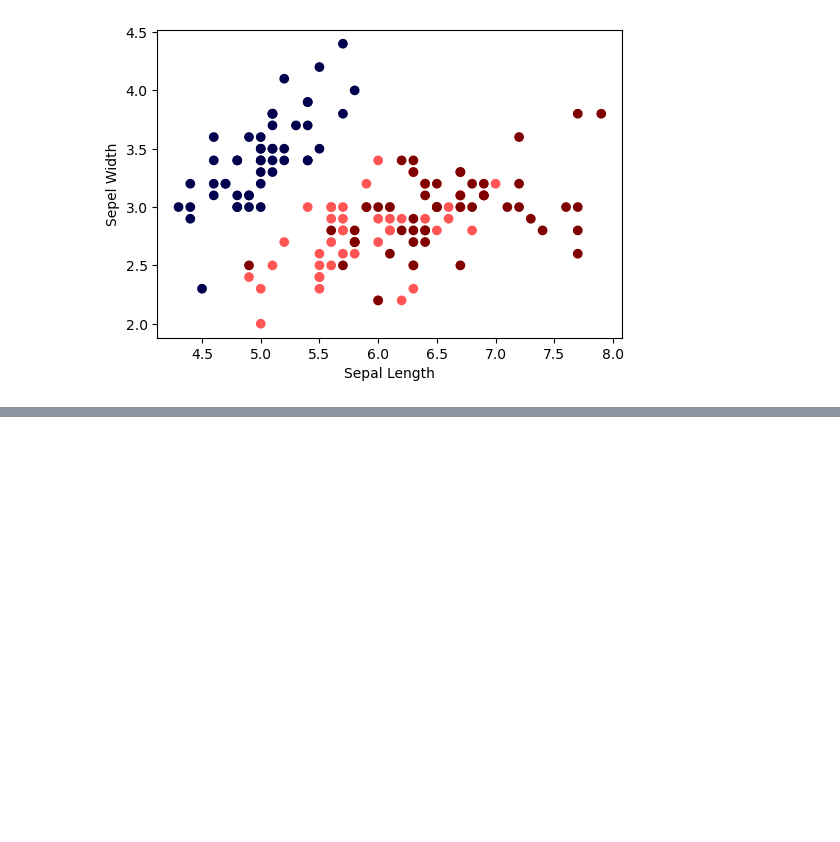
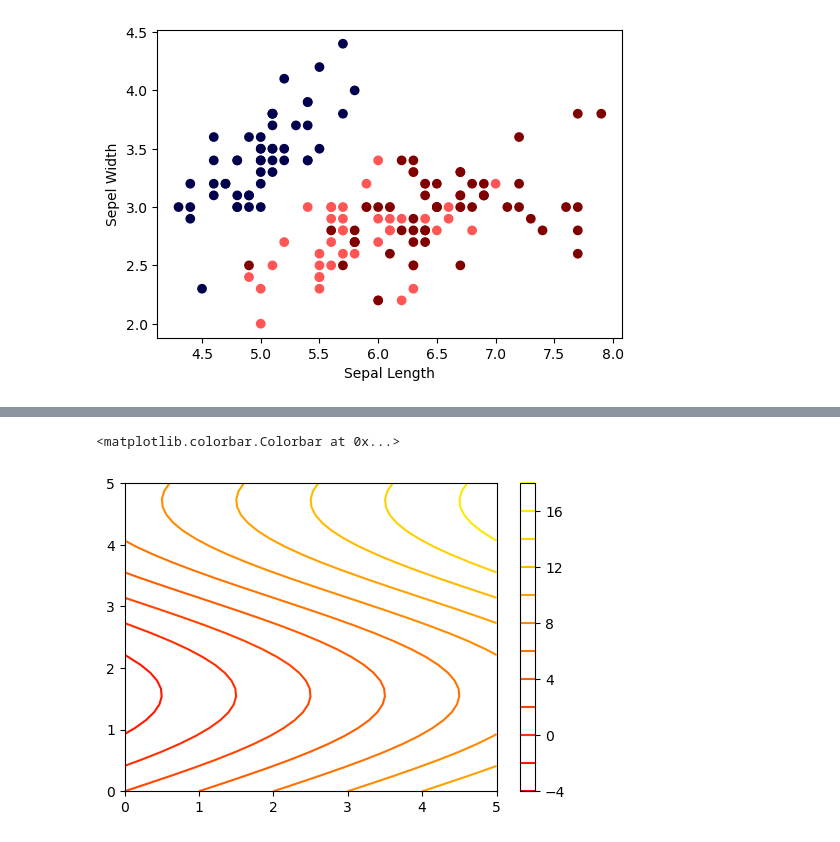
Before and after one commit to JakeBestDev/Packt_AIScience_Data_Science_Machine_Learning, a Jupyter notebook: Module_2_Python_Data_Visualization_and_Understanding/lab_3_advance_matplotlib.ipynb, the cells around one changed output, grey strips where cells are left out. Saved outputs shown, nothing was run; the diff lists cells and outputs as text; code cells hidden in the pictures; blank space fills up the shorter version.

```diff
--- a/Module_2_Python_Data_Visualization_and_Understanding/lab_3_advance_matplotlib.ipynb
+++ b/Module_2_Python_Data_Visualization_and_Understanding/lab_3_advance_matplotlib.ipynb
@@ -1052,0 +1201,10 @@ Text(0, 0.5, 'Sepel Width')
+# %%
+## We can reduce the number of intervals to have wider spaces between each contour
+## From 20 to 10
+
+plt.figure(figsize=(6,4))
+plt.contour(X,Y,Z, 10, cmap=plt.cm.autumn)
+plt.colorbar()
+# %% [output]
+<matplotlib.colorbar.Colorbar at 0x...>
+[figure, added]
```
Also changed, not shown: parts of 22 cells of this notebook.
